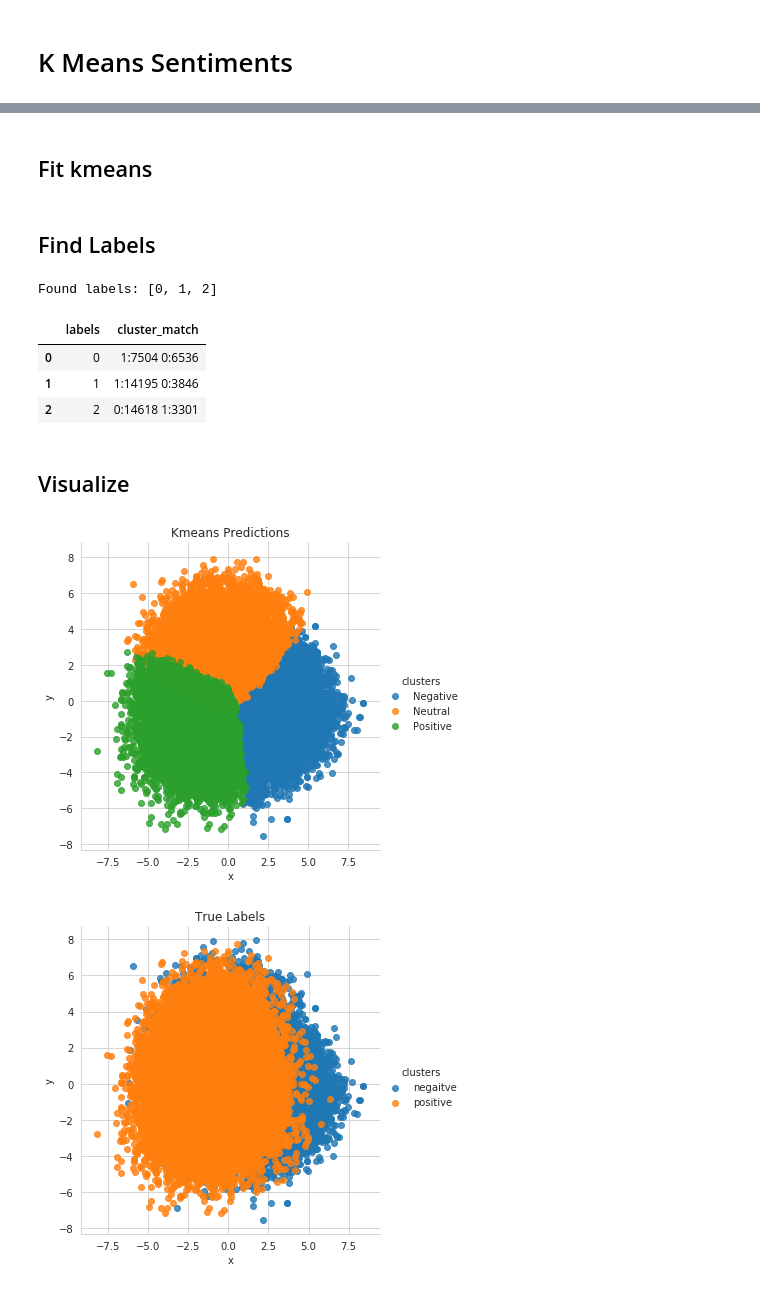
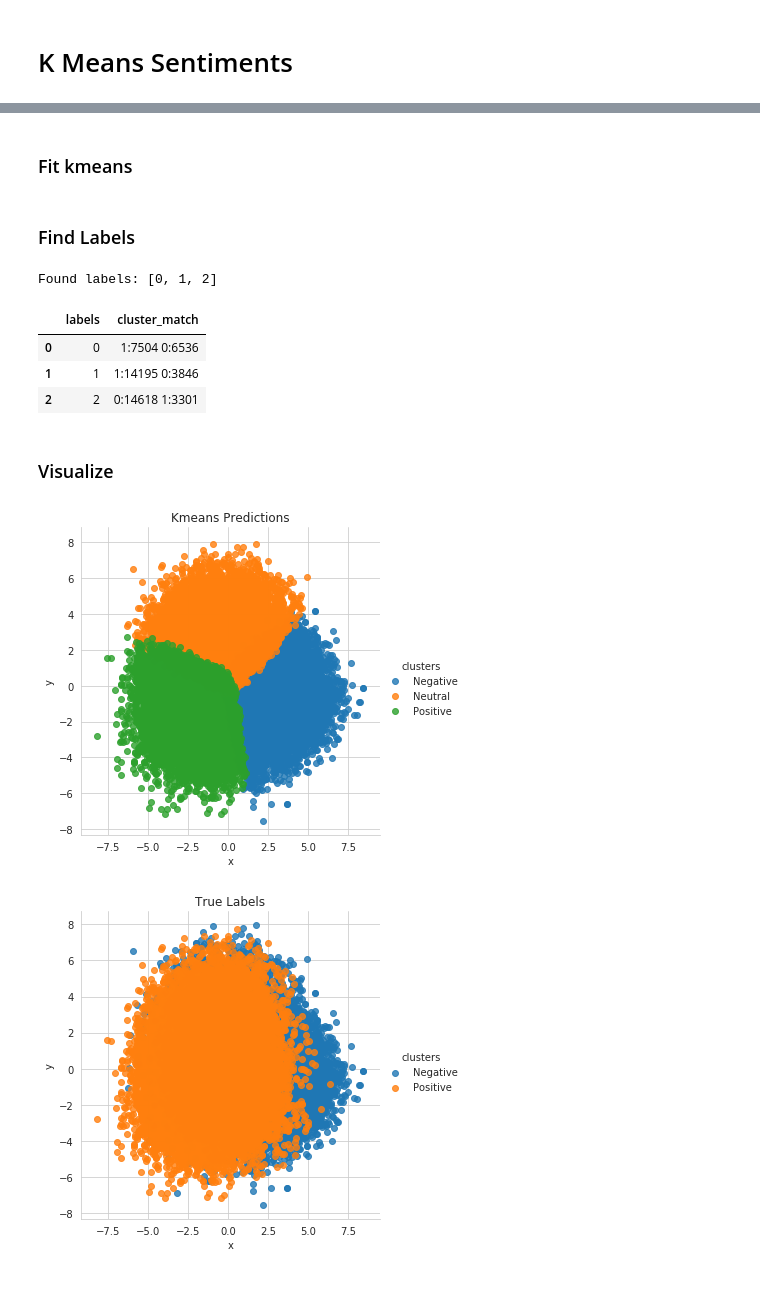
Before and after one commit to gmihaila/gtc2020_instructor_training, a Jupyter notebook: sentiment_clustering.ipynb, the cells around one changed output, grey strips where cells are left out. Drawn from its saved outputs; the diff is of its cells as text; code cells hidden in the pictures.

```diff
--- a/sentiment_clustering.ipynb
+++ b/sentiment_clustering.ipynb
@@ -127,10 +127,17 @@ from cuml import NearestNeighbors, KMeans, TSNE, TruncatedSVD, UMAP
 from cuml import PCA as cuPCA
 from sklearn.metrics import silhouette_samples, silhouette_score
 import seaborn as sns
+import pandas as pd
+
+pd.options.display.max_rows
+pd.set_option('display.max_colwidth', -1)
 
 os.environ['NUMBAPRO_NVVM']='/usr/local/cuda-10.0/nvvm/lib64/libnvvm.so'
 os.environ['NUMBAPRO_LIBDEVICE']='/usr/local/cuda-10.0/nvvm/libdevice'
 
+ID_SENTIMENT = {0:'Negative',
+                1:'Positive'}
+
 PRETRAINED_MODEL = 'bert-base-nli-stsb-mean-tokens'
 # %% [output]
 TensorFlow is already loaded. Please restart the runtime to change versions.
@@ -361,11 +388,11 @@ Found labels: [0, 1]
 # %%
 k_sentiments = 3
 # %% [markdown]
-## Fit kmeans
+### Fit kmeans
 # %%
 kmeans_labels = kmeans(k=k_sentiments, features=np.array(movies_reviews_embeddings))
 # %% [markdown]
-## Find Labels
+### Find Labels
 # %%
 matching_df = predictions_overlap(model_predicitons=kmeans_labels,
                                   true_predicitons=sentiments_reviews)
@@ -377,24 +404,24 @@ Found labels: [0, 1, 2]
 | 1 | 1 | 1:14195 0:3846 |
 | 2 | 2 | 0:14618 1:3301 |
 # %% [markdown]
-## Visualize
+### Visualize
 # %%
-label_predictions_decoder = {0:'Neutral',
-                             1:'Positive',
-                             2:'Negative'}
+kmeans_id_sentiment = {0:'Neutral',
+                        1:'Positive',
+                        2:'Negative'}
 
 reduced_features = pca_reduction(features=np.array(movies_reviews_embeddings),
                                  labels_values=kmeans_labels,
                                  n_components=2,
-                                 label_decoder=label_predictions_decoder,
+                                 label_decoder=kmeans_id_sentiment,
                                  title='Kmeans Predictions')
 print('\n')
 reduced_features = pca_reduction(features=np.array(movies_reviews_embeddings),
                                  labels_values=sentiments_reviews,
                                  n_components=2,
-                                 label_decoder={0:'negaitve', 1:'positive'},
+                                 label_decoder=ID_SENTIMENT,
                                  title='True Labels')
 # %% [output]
 [figure]
-[figure, old version]
+[figure, new version]
 # %% [markdown]
```
Also changed, not shown: parts of 17 cells of this notebook.
